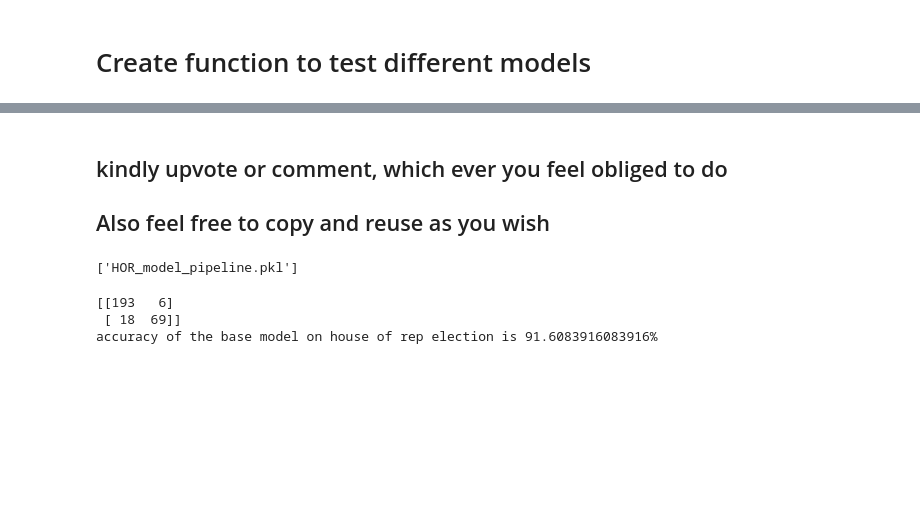
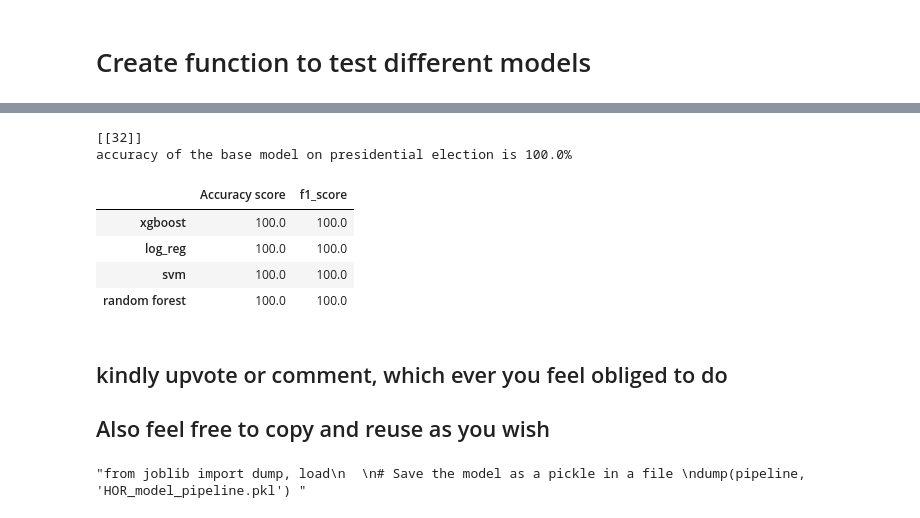
Before and after one commit to josephdickson11/campaign-finance-election-relationship, a Jupyter notebook: campaign-election-notebook.ipynb, the cells around one changed output, grey strips where cells are left out. Cells and saved outputs as stored; diff of their text form; code cells hidden in the pictures; blank space fills up the shorter version.

```diff
--- a/campaign-election-notebook.ipynb
+++ b/campaign-election-notebook.ipynb
@@ -929,0 +993,19 @@ test_model_(candidate_models, X_train_S, y_train_S, X_val_S, y_val_S)
+# %%
+X_train, X_val, y_train, y_val = train_test_split(X, y, test_size=0.2, random_state=41)
+# %%
+# determine categorical and numerical features
+
+numerical_ix = X.select_dtypes(include=['int64', 'float64']).columns
+categorical_ix = X.select_dtypes(include=['object', 'bool']).columns
+
+# define the data preparation for the columns
+t = [('cat', OneHotEncoder(), categorical_ix), ('num', MinMaxScaler(), numerical_ix)]
+col_transform = ColumnTransformer(transformers=t)
+# %%
+# define base the model
+
+model = XGBClassifier()
+# define the data preparation and modeling pipeline
+pipeline = Pipeline(steps=[('prep',col_transform), ('m', model) ])
+# %%
+pipeline.fit(X_train, y_train)
@@ -930,10 +1033,25 @@ test_model_(candidate_models, X_train_S, y_train_S, X_val_S, y_val_S)
+# %%
+print(confusion_matrix(y_true=y_val, y_pred=y_pred))
+print(f'accuracy of the base model on presidential election is {accuracy_score(y_val, y_pred) * 100}%')
+# %% [output]
+[[32]]
+accuracy of the base model on presidential election is 100.0%
+# %%
+#cal test_model_function
+test_model_(candidate_models, X_train, y_train, X_val, y_val)
+# %% [output]
+|  | Accuracy score | f1_score |
+| xgboost | 100.0 | 100.0 |
+| log_reg | 100.0 | 100.0 |
+| svm | 100.0 | 100.0 |
+| random forest | 100.0 | 100.0 |
 # %% [markdown]
 ## kindly upvote or comment, which ever you feel obliged to do
 ## Also feel free to copy and reuse as you wish
 # %%
-from joblib import dump, load
+"""from joblib import dump, load
 
 # Save the model as a pickle in a file
-dump(pipeline, 'HOR_model_pipeline.pkl')
+dump(pipeline, 'HOR_model_pipeline.pkl') """
 # %% [output]
-['HOR_model_pipeline.pkl']
+"from joblib import dump, load\n  \n# Save the model as a pickle in a file \ndump(pipeline, 'HOR_model_pipeline.pkl') "
@@ -944,7 +1057,0 @@ y_new = model_new.predict(X_val)
-# %%
-print(confusion_matrix(y_true=y_val, y_pred=y_new))
-print(f'accuracy of the base model on house of rep election is {accuracy_score(y_val, y_new) * 100}%')
-# %% [output]
-[[193   6]
- [ 18  69]]
-accuracy of the base model on house of rep election is 91.6083916083916%
```
Also changed, not shown: parts of 24 cells of this notebook.
